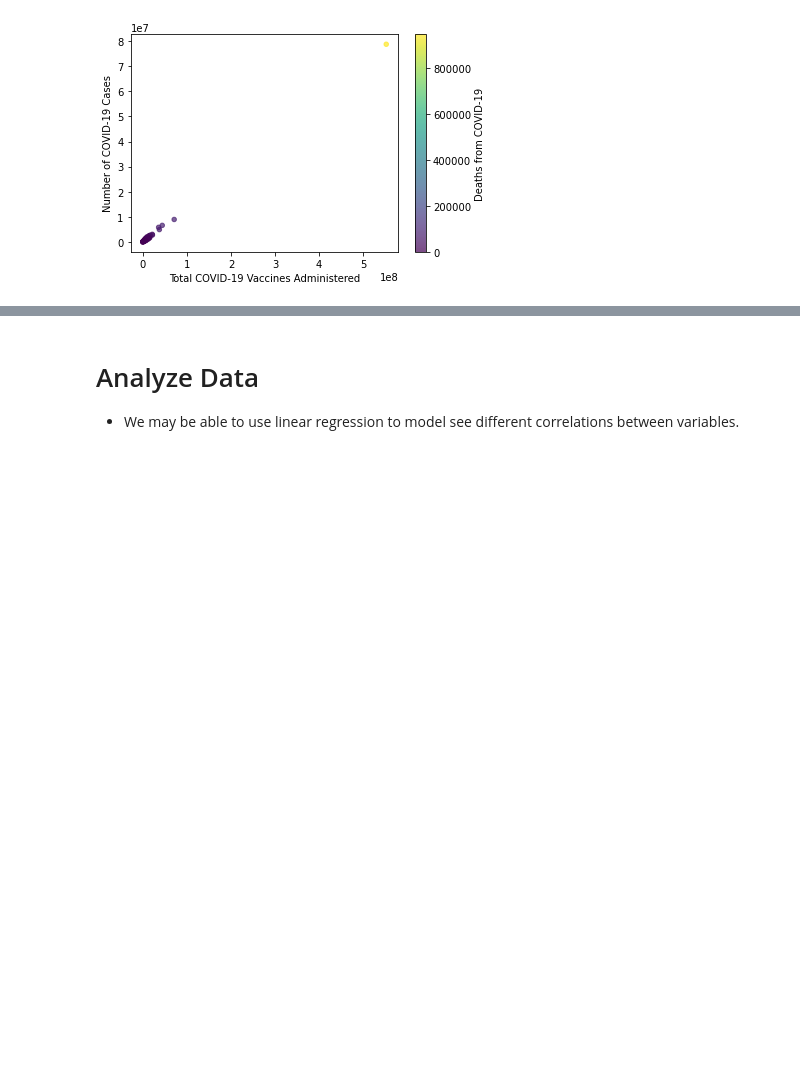
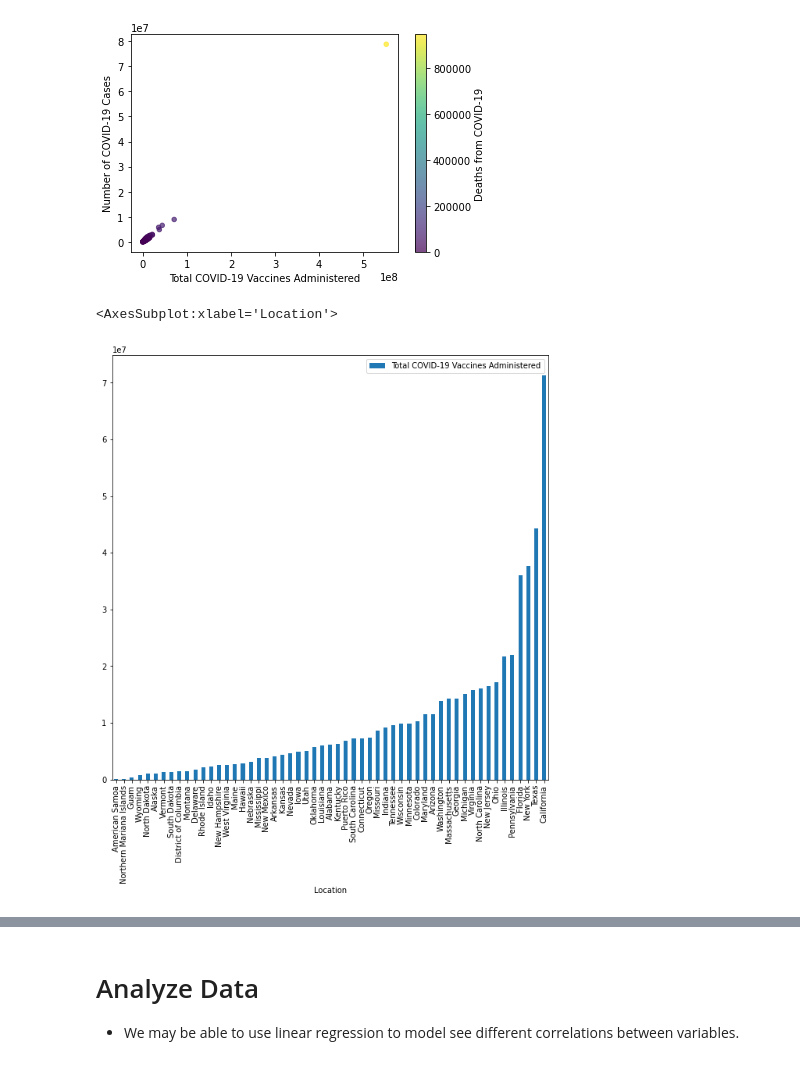
Before and after one commit to syao2017/Covid_Tracker, a Jupyter notebook: Project1.ipynb, the cells around one changed output, grey strips where cells are left out. Saved outputs shown, nothing was run; the diff lists cells and outputs as text; code cells hidden in the pictures; blank space fills up the shorter version.

```diff
--- a/Project1.ipynb
+++ b/Project1.ipynb
@@ -176,3 +176,14 @@ df
 ax = df.plot.scatter('Total COVID-19 Vaccines Administered', 'Number of COVID-19 Cases',c = 'Deaths from COVID-19', colormap=plt.cm.viridis, sharex = False, alpha = 0.7)
 # %% [output]
 [figure]
+# %%
+
+#Create a bar graph that show the relationship between
+#the vaccines administed in each state
+
+df2 = df.copy()
+df2.drop(0, inplace=True)
+df2.sort_values('Total COVID-19 Vaccines Administered').plot.bar('Location', 'Total COVID-19 Vaccines Administered', figsize=(10,10))
+# %% [output]
+<AxesSubplot:xlabel='Location'>
+[figure, added]
```
Also changed, not shown: parts of 2 cells of this notebook.
